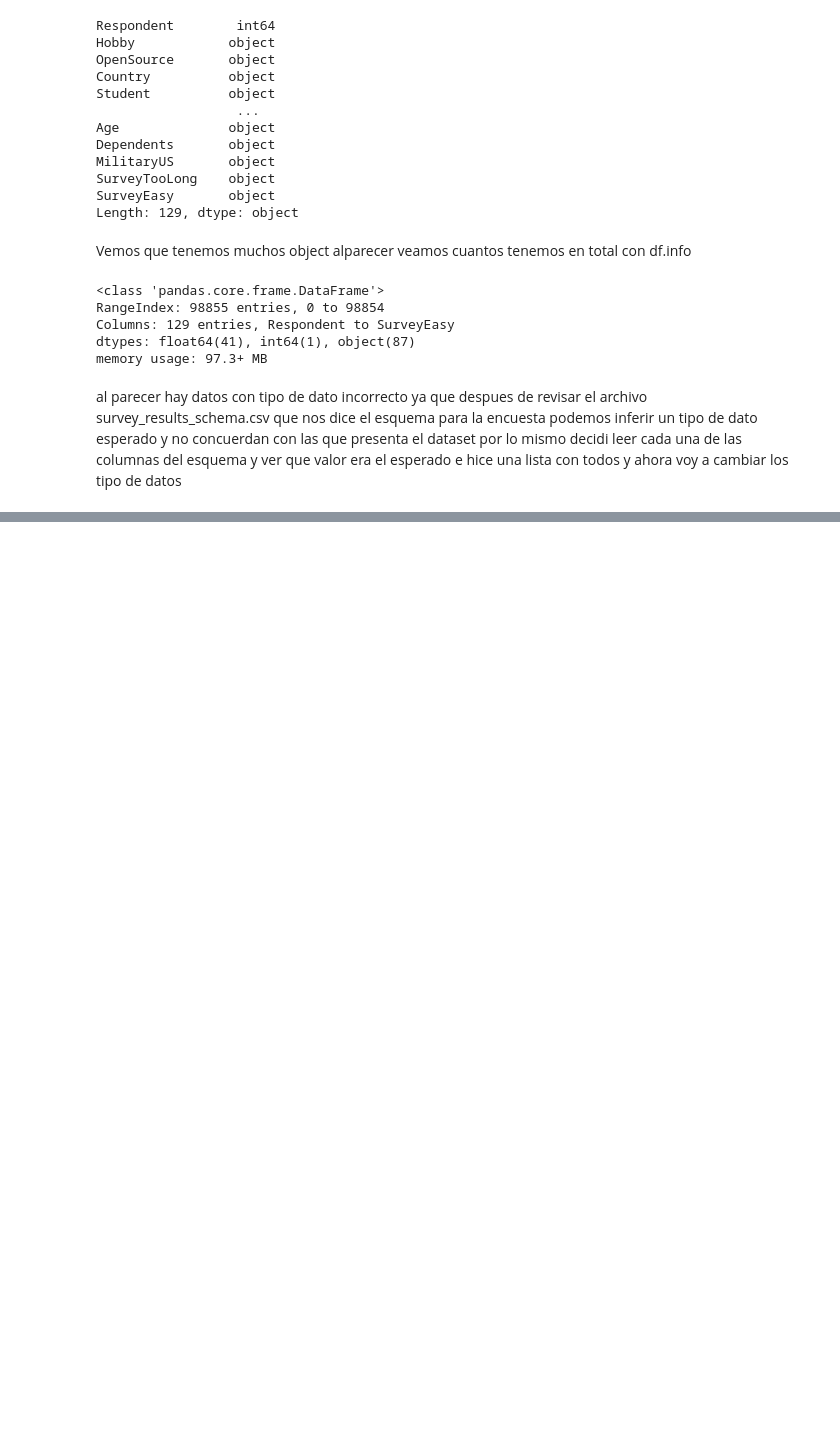
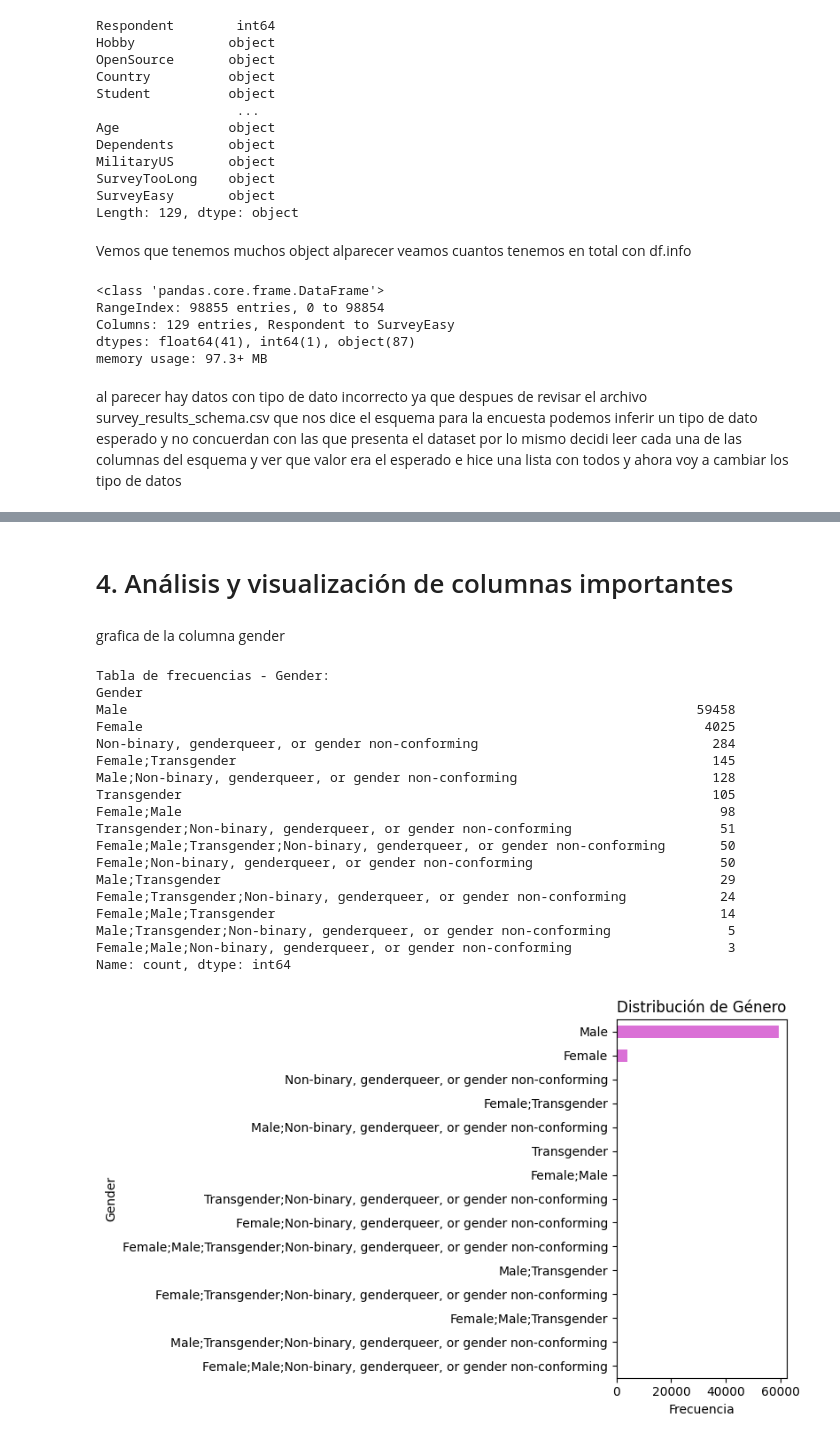
Before and after one commit to NicolasCuaran/DevSurveyInsights, a Jupyter notebook: notebooks/002_DevsurveyInsightsEDA.ipynb, the cells around one changed output, grey strips where cells are left out. Drawn from its saved outputs; the diff is of its cells as text; code cells hidden in the pictures; blank space fills up the shorter version.

```diff
--- a/notebooks/002_DevsurveyInsightsEDA.ipynb
+++ b/notebooks/002_DevsurveyInsightsEDA.ipynb
@@ -254,0 +328,36 @@ memory usage: 66.6 MB
+# %% [markdown]
+# 4. Análisis y visualización de columnas importantes
+# %% [markdown]
+grafica de la columna gender
+# %%
+if 'Gender' in df.columns:
+    gender_counts = df['Gender'].value_counts()
+    print("\nTabla de frecuencias - Gender:")
+    print(gender_counts)
+
+    plt.figure(figsize=(8,5))
+    gender_counts.sort_values().plot(kind='barh', color='orchid')
+    plt.xlabel('Frecuencia')
+    plt.title('Distribución de Género')
+    plt.tight_layout()
+    plt.show()
+# %% [output]
+Tabla de frecuencias - Gender:
+Gender
+Male                                                                         59458
+Female                                                                        4025
+Non-binary, genderqueer, or gender non-conforming                              284
+Female;Transgender                                                             145
+Male;Non-binary, genderqueer, or gender non-conforming                         128
+Transgender                                                                    105
+Female;Male                                                                     98
+Transgender;Non-binary, genderqueer, or gender non-conforming                   51
+Female;Male;Transgender;Non-binary, genderqueer, or gender non-conforming       50
+Female;Non-binary, genderqueer, or gender non-conforming                        50
+Male;Transgender                                                                29
+Female;Transgender;Non-binary, genderqueer, or gender non-conforming            24
+Female;Male;Transgender                                                         14
+Male;Transgender;Non-binary, genderqueer, or gender non-conforming               5
+Female;Male;Non-binary, genderqueer, or gender non-conforming                    3
+Name: count, dtype: int64
+[figure, added]
```
Also changed, not shown: parts of 18 cells of this notebook.
